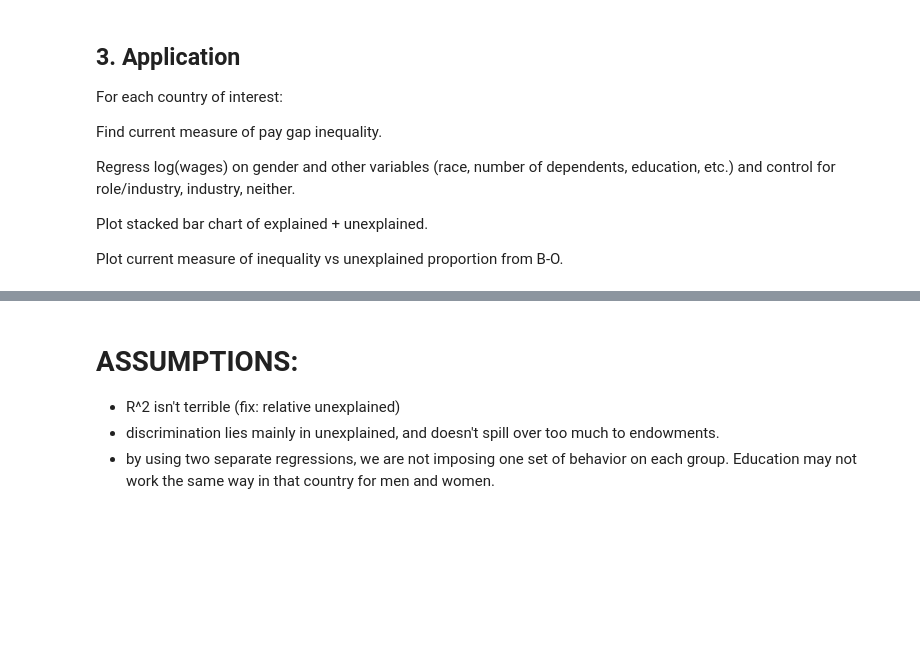
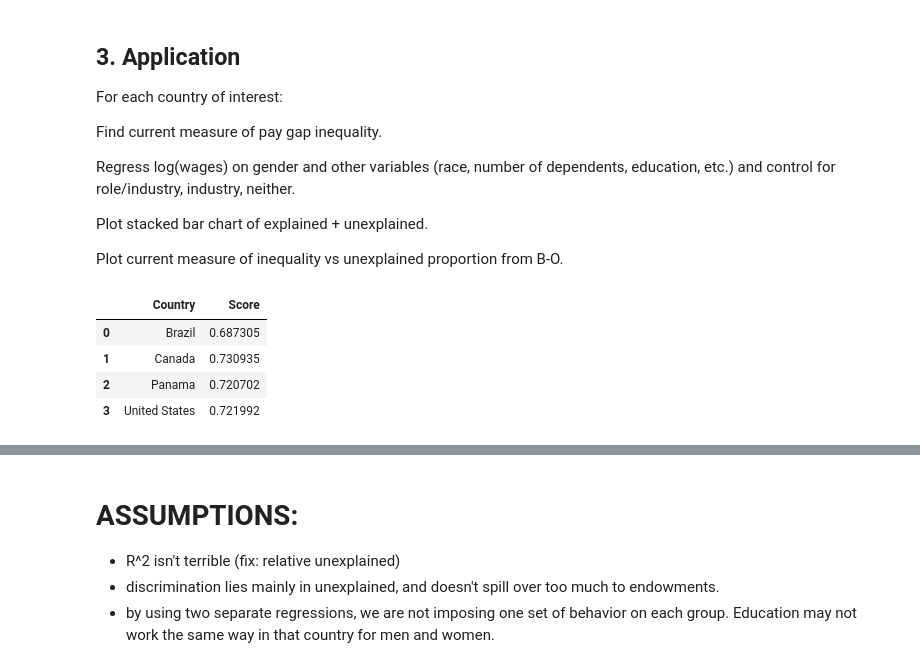
Before and after one commit to chrisdfong/Gender-Pay-Gap-Analysis, a Jupyter notebook: Project.ipynb, the cells around one changed output, grey strips where cells are left out. Drawn from its saved outputs; the diff is of its cells as text; code cells hidden in the pictures; blank space fills up the shorter version.

```diff
--- a/Project.ipynb
+++ b/Project.ipynb
@@ -532,3 +532,13 @@ Regress log(wages) on gender and other variables (race, number of dependents, ed
 Plot stacked bar chart of explained + unexplained.
 
 Plot current measure of inequality vs unexplained proportion from B-O.
+# %%
+WEF_2016 = pd.read_csv("WEF_2016.csv")
+# %%
+WEF_2016
+# %% [output]
+|  | Country | Score |
+| 0 | Brazil | 0.687305 |
+| 1 | Canada | 0.730935 |
+| 2 | Panama | 0.720702 |
+| 3 | United States | 0.721992 |
```
Also changed, not shown: parts of 4 cells of this notebook.
